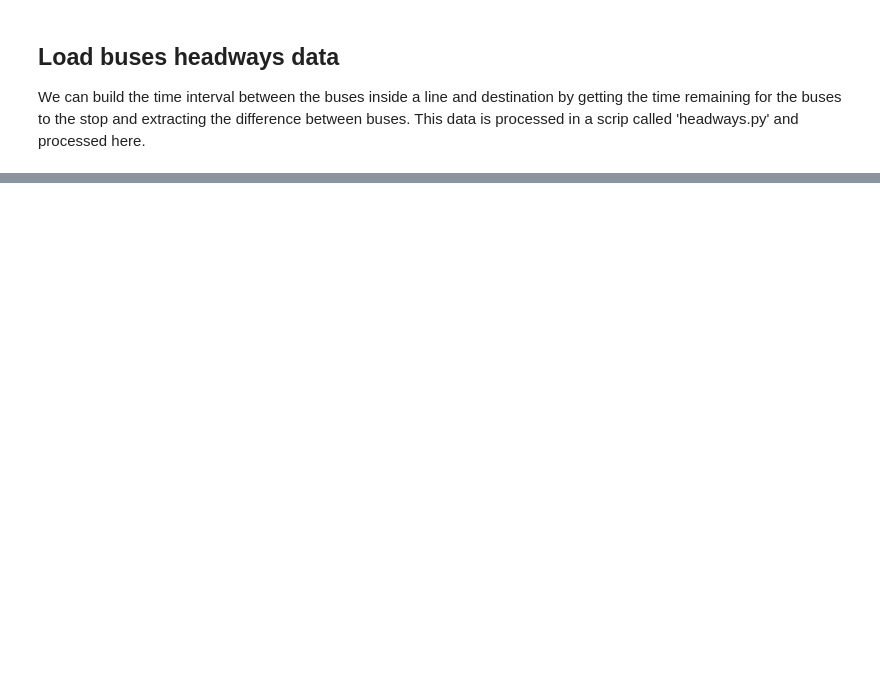
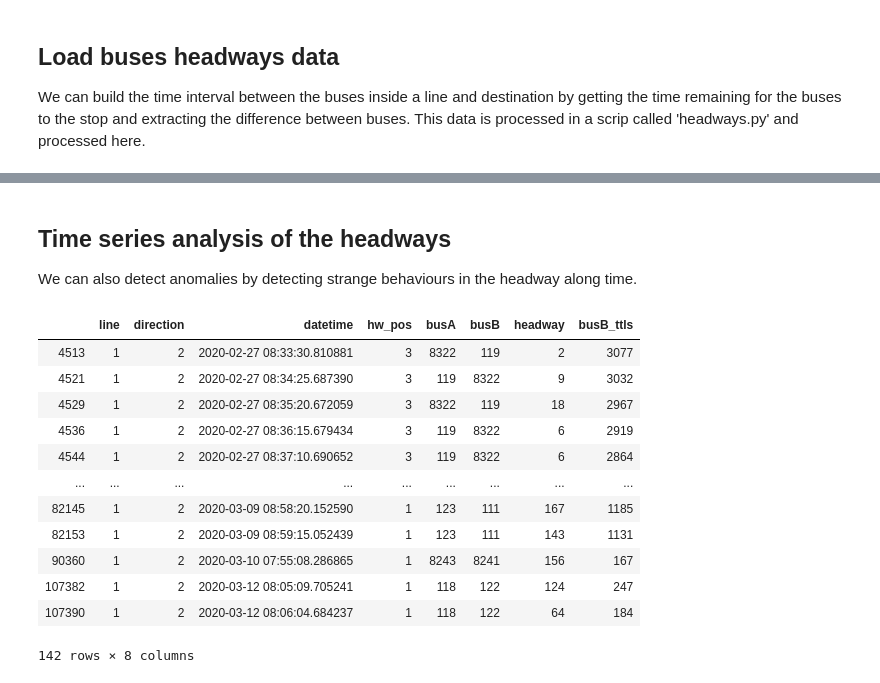
Before and after one commit to Catedra-Cabify-ETSIT-UPM/EMTUrbanBuses_Notebooks, a Jupyter notebook: Headways.ipynb, the cells around one changed output, grey strips where cells are left out. Saved outputs shown, nothing was run; the diff lists cells and outputs as text; code cells hidden in the pictures; blank space fills up the shorter version.

```diff
--- a/Headways.ipynb
+++ b/Headways.ipynb
@@ -74,0 +452,19 @@ headways.head()
+# %% [markdown]
+## Time series analysis of the headways
+We can also detect anomalies by detecting strange behaviours in the headway along time.
+# %%
+hw_bcovid[hw_bcovid.headway<200]
+# %% [output]
+|  | line | direction | datetime | hw_pos | busA | busB | headway | busB_ttls |
+| 4513 | 1 | 2 | 2020-02-27 08:33:30.810881 | 3 | 8322 | 119 | 2 | 3077 |
+| 4521 | 1 | 2 | 2020-02-27 08:34:25.687390 | 3 | 119 | 8322 | 9 | 3032 |
+| 4529 | 1 | 2 | 2020-02-27 08:35:20.672059 | 3 | 8322 | 119 | 18 | 2967 |
+| 4536 | 1 | 2 | 2020-02-27 08:36:15.679434 | 3 | 119 | 8322 | 6 | 2919 |
+| 4544 | 1 | 2 | 2020-02-27 08:37:10.690652 | 3 | 119 | 8322 | 6 | 2864 |
+| ... | ... | ... | ... | ... | ... | ... | ... | ... |
+| 82145 | 1 | 2 | 2020-03-09 08:58:20.152590 | 1 | 123 | 111 | 167 | 1185 |
+| 82153 | 1 | 2 | 2020-03-09 08:59:15.052439 | 1 | 123 | 111 | 143 | 1131 |
+| 90360 | 1 | 2 | 2020-03-10 07:55:08.286865 | 1 | 8243 | 8241 | 156 | 167 |
+| 107382 | 1 | 2 | 2020-03-12 08:05:09.705241 | 1 | 118 | 122 | 124 | 247 |
+| 107390 | 1 | 2 | 2020-03-12 08:06:04.684237 | 1 | 118 | 122 | 64 | 184 |
+142 rows × 8 columns
```
Also changed, not shown: parts of 25 cells of this notebook, 1 other file.
